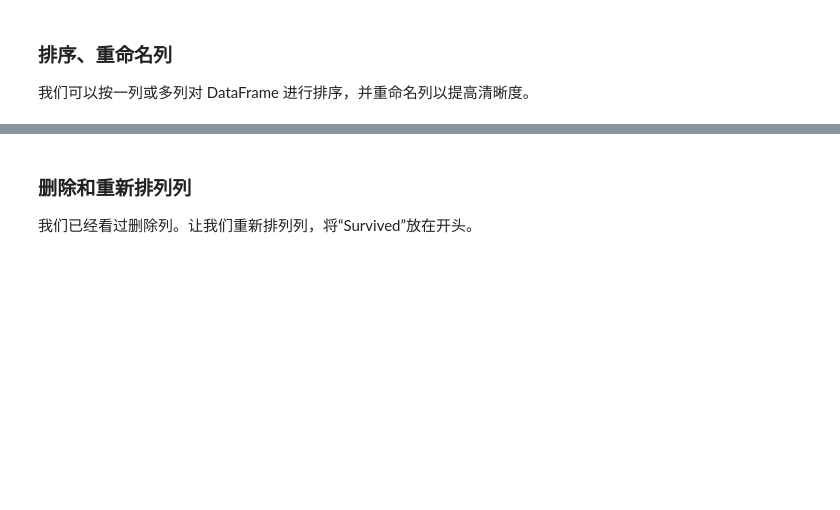
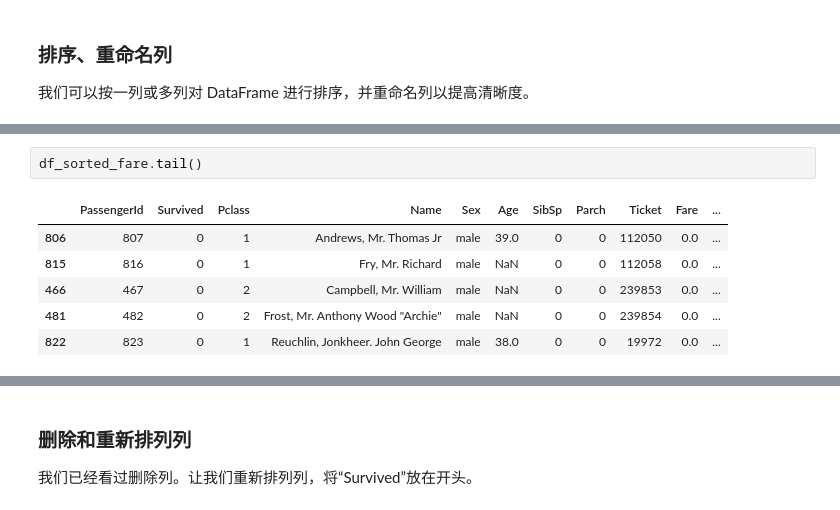
Before and after one commit to XTMay/python-data-science-course, a Jupyter notebook: notebooks/Lec_5_6_Data_Cleaning_&_Manipulation.ipynb, the cells around one changed output, grey strips where cells are left out. Saved outputs shown, nothing was run; the diff lists cells and outputs as text; blank space fills up the shorter version.

```diff
--- a/notebooks/Lec_5_6_Data_Cleaning_&_Manipulation.ipynb
+++ b/notebooks/Lec_5_6_Data_Cleaning_&_Manipulation.ipynb
@@ -434,3 +533,12 @@ display(df_sorted_fare.head())
+# %%
+df_sorted_fare.tail()
+# %% [output]
+|  | PassengerId | Survived | Pclass | Name | Sex | Age | SibSp | Parch | Ticket | Fare | ... |
+| 806 | 807 | 0 | 1 | Andrews, Mr. Thomas Jr | male | 39.0 | 0 | 0 | 112050 | 0.0 | ... |
+| 815 | 816 | 0 | 1 | Fry, Mr. Richard | male | NaN | 0 | 0 | 112058 | 0.0 | ... |
+| 466 | 467 | 0 | 2 | Campbell, Mr. William | male | NaN | 0 | 0 | 239853 | 0.0 | ... |
+| 481 | 482 | 0 | 2 | Frost, Mr. Anthony Wood "Archie" | male | NaN | 0 | 0 | 239854 | 0.0 | ... |
+| 822 | 823 | 0 | 1 | Reuchlin, Jonkheer. John George | male | 38.0 | 0 | 0 | 19972 | 0.0 | ... |
 # %%
 # Rename the 'Survived' column
 df_renamed = df_manipulated.rename(columns={'Survived': 'IsSurvived'})
```
Also changed, not shown: parts of 40 cells of this notebook.
